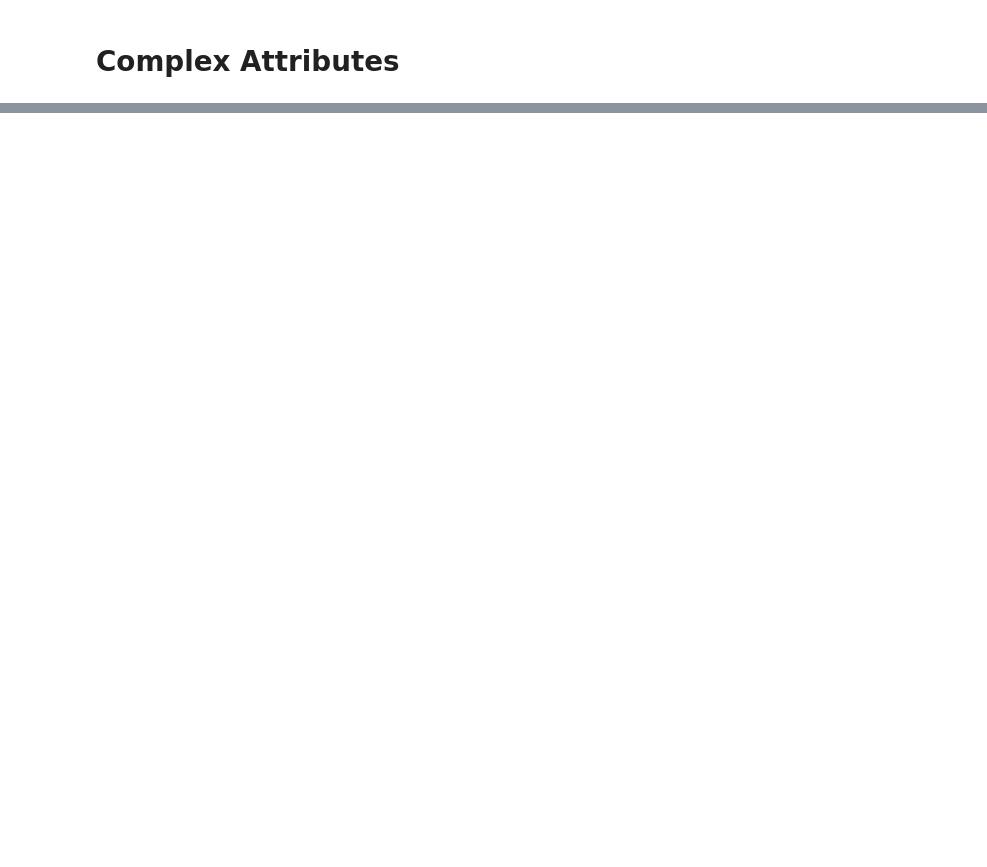
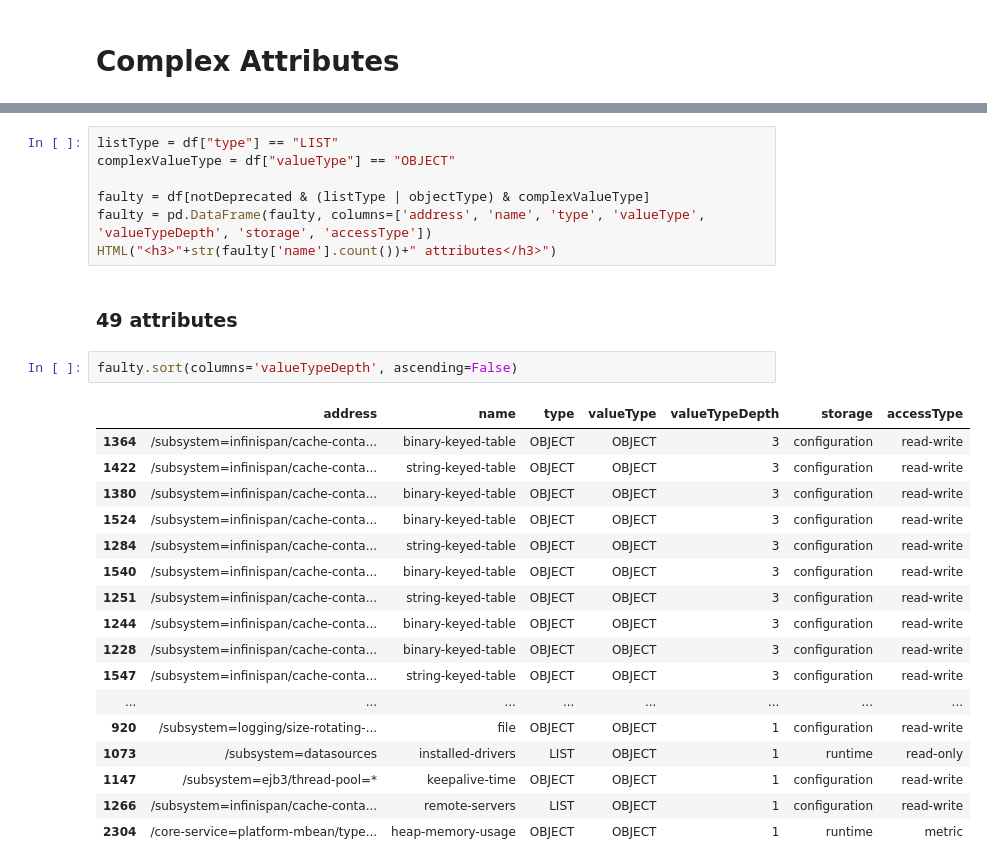
Before and after one commit to hal/dmr.analytics, a Jupyter notebook: notebooks/AttributeMetaData.ipynb, the cells around one changed output, grey strips where cells are left out. Cells and saved outputs as stored; diff of their text form; blank space fills up the shorter version.

```diff
--- a/notebooks/AttributeMetaData.ipynb
+++ b/notebooks/AttributeMetaData.ipynb
@@ -222,0 +214,29 @@ faulty_sorted.head()
+# %%
+listType = df["type"] == "LIST"
+complexValueType = df["valueType"] == "OBJECT"
+
+faulty = df[notDeprecated & (listType | objectType) & complexValueType]
+faulty = pd.DataFrame(faulty, columns=['address', 'name', 'type', 'valueType', 'valueTypeDepth', 'storage', 'accessType'])
+HTML("<h3>"+str(faulty['name'].count())+" attributes</h3>")
+# %% [output]
+49 attributes
+# %%
+faulty.sort(columns='valueTypeDepth', ascending=False)
+# %% [output]
+|  | address | name | type | valueType | valueTypeDepth | storage | accessType |
+| 1364 | /subsystem=infinispan/cache-conta... | binary-keyed-table | OBJECT | OBJECT | 3 | configuration | read-write |
+| 1422 | /subsystem=infinispan/cache-conta... | string-keyed-table | OBJECT | OBJECT | 3 | configuration | read-write |
+| 1380 | /subsystem=infinispan/cache-conta... | binary-keyed-table | OBJECT | OBJECT | 3 | configuration | read-write |
+| 1524 | /subsystem=infinispan/cache-conta... | binary-keyed-table | OBJECT | OBJECT | 3 | configuration | read-write |
+| 1284 | /subsystem=infinispan/cache-conta... | string-keyed-table | OBJECT | OBJECT | 3 | configuration | read-write |
+| 1540 | /subsystem=infinispan/cache-conta... | binary-keyed-table | OBJECT | OBJECT | 3 | configuration | read-write |
+| 1251 | /subsystem=infinispan/cache-conta... | string-keyed-table | OBJECT | OBJECT | 3 | configuration | read-write |
+| 1244 | /subsystem=infinispan/cache-conta... | binary-keyed-table | OBJECT | OBJECT | 3 | configuration | read-write |
+| 1228 | /subsystem=infinispan/cache-conta... | binary-keyed-table | OBJECT | OBJECT | 3 | configuration | read-write |
+| 1547 | /subsystem=infinispan/cache-conta... | string-keyed-table | OBJECT | OBJECT | 3 | configuration | read-write |
+| ... | ... | ... | ... | ... | ... | ... | ... |
+| 920 | /subsystem=logging/size-rotating-... | file | OBJECT | OBJECT | 1 | configuration | read-write |
+| 1073 | /subsystem=datasources | installed-drivers | LIST | OBJECT | 1 | runtime | read-only |
+| 1147 | /subsystem=ejb3/thread-pool=* | keepalive-time | OBJECT | OBJECT | 1 | configuration | read-write |
+| 1266 | /subsystem=infinispan/cache-conta... | remote-servers | LIST | OBJECT | 1 | configuration | read-write |
+| 2304 | /core-service=platform-mbean/type... | heap-memory-usage | OBJECT | OBJECT | 1 | runtime | metric |
```
Also changed, not shown: parts of 21 cells of this notebook.
